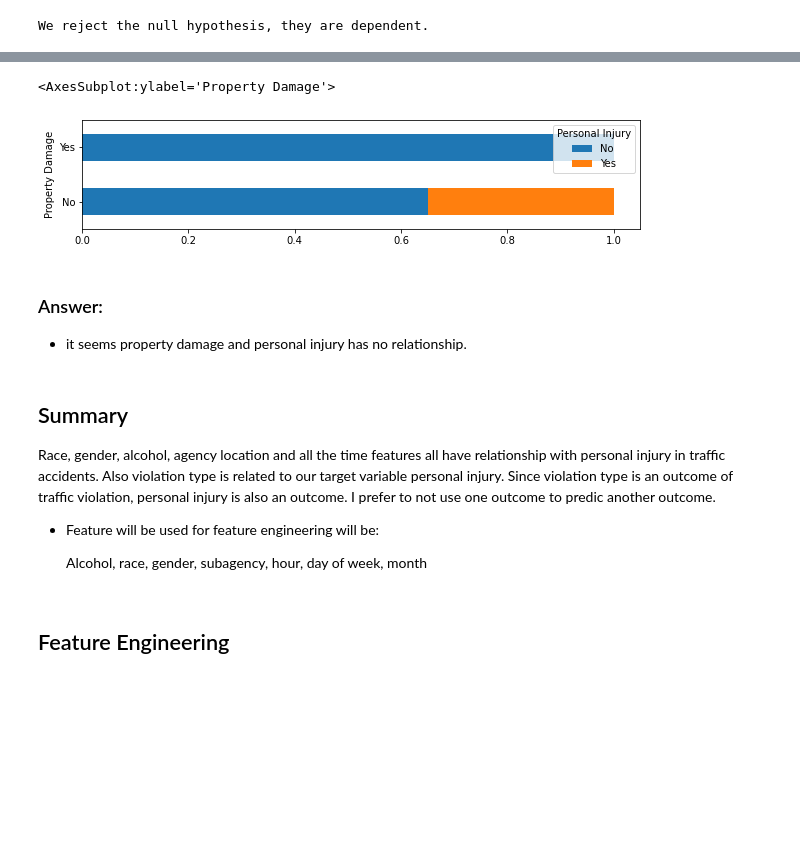
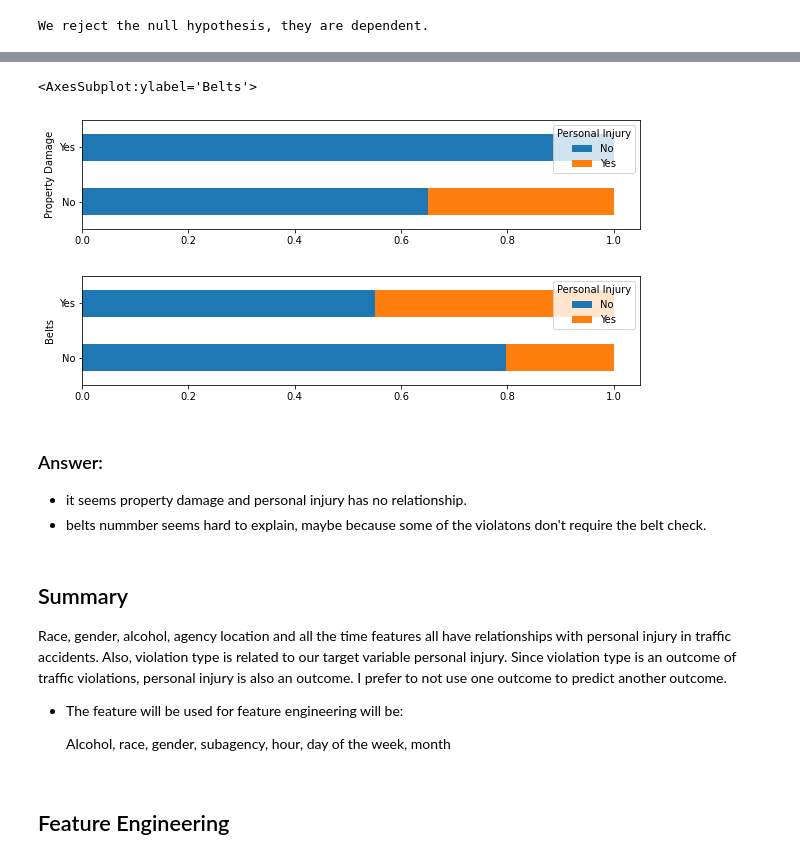
Before and after one commit to Chenchen070/Individual_project_traffic_violation, a Jupyter notebook: final_report.ipynb, the cells around one changed output, grey strips where cells are left out. Saved outputs shown, nothing was run; the diff lists cells and outputs as text; code cells hidden in the pictures; blank space fills up the shorter version.

```diff
--- a/final_report.ipynb
+++ b/final_report.ipynb
@@ -251,19 +255,24 @@ sns.histplot(train['Property Damage'].sort_index(ascending=True))
 # %%
 damage = pd.crosstab(train['Property Damage'], train['Personal Injury'], normalize = 'index')
+belts = pd.crosstab(train.Belts, train['Personal Injury'], normalize = 'index')
 damage.plot.barh(stacked = True, figsize = (10, 2), fontsize = 10)
+belts.plot.barh(stacked = True, figsize = (10, 2), fontsize = 10)
 # %% [output]
-<AxesSubplot:ylabel='Property Damage'>
+<AxesSubplot:ylabel='Belts'>
 [figure]
+[figure, added]
 # %% [markdown]
 ### Answer:
 * it seems property damage and personal injury has no relationship.
+* belts nummber seems hard to explain, maybe because some of the violatons don't require the belt check.
 # %% [markdown]
 ## Summary
 
-Race, gender, alcohol, agency location and all the time features all have relationship with personal injury in traffic accidents. Also violation type is related to our target variable personal injury. Since violation type is an outcome of traffic violation, personal injury is also an outcome. I prefer to not use one outcome to predic another outcome.
-* Feature will be used for feature engineering will be:
+Race, gender, alcohol, agency location and all the time features all have relationships with personal injury in traffic accidents. Also, violation type is related to our target variable personal injury. Since violation type is an outcome of traffic violations, personal injury is also an outcome. I prefer to not use one outcome to predict another outcome.
 
-    Alcohol, race, gender, subagency, hour, day of week, month
+* The feature will be used for feature engineering will be:
+
+    Alcohol, race, gender, subagency, hour, day of the week, month
 # %% [markdown]
 ## Feature Engineering
 # %%
```
Also changed, not shown: parts of 24 cells of this notebook.
